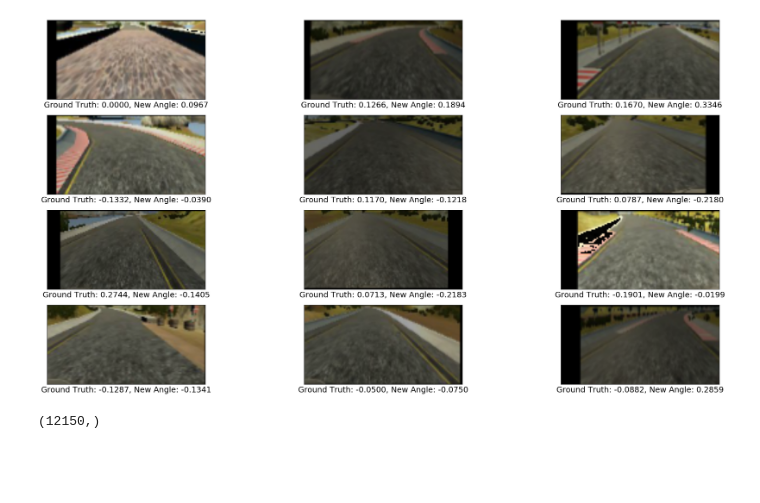
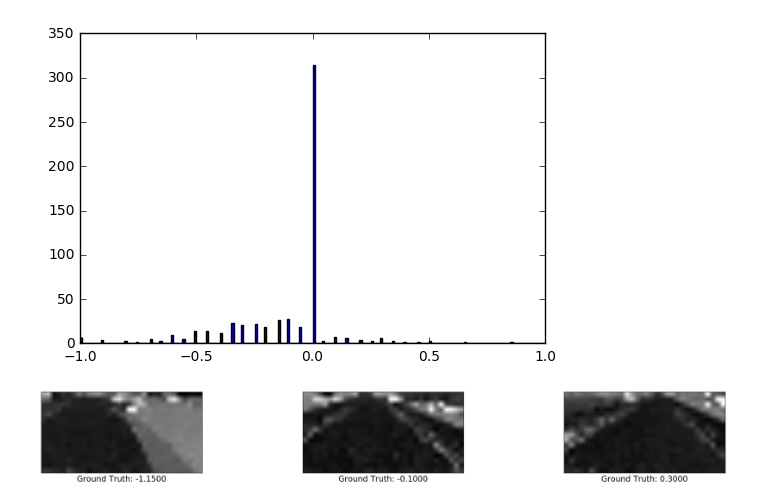
Before and after one commit to sahiljuneja/Udacity-SDCND-Term-1, a Jupyter notebook: Term-1/P3-Behavioral-Cloning/model.ipynb, the cells around one changed output. Drawn from its saved outputs; the diff is of its cells as text; code cells hidden in the pictures; blank space fills up the shorter version.

```diff
--- a/Term-1/P3-Behavioral-Cloning/model.ipynb
+++ b/Term-1/P3-Behavioral-Cloning/model.ipynb
@@ -77,17 +71,16 @@ plt.show()
+# %%
+### Plot data
+plt.hist(df['steering'],bins=200, range=(-1,1));
+# %% [output]
+[figure, added]
 # %%
 ### Pre-Process
-img_cols = 120
-img_rows = 60
-def data_brightness(image):
-    image = cv2.cvtColor(image,cv2.COLOR_RGB2HSV)
-    brightness_factor = .25+np.random.uniform()
-    image[:,:,2] = brightness_factor*image[:,:,2]
-    image = cv2.cvtColor(image,cv2.COLOR_HSV2RGB)
-    return image
+img_cols = 32
+img_rows = 16
 
 def data_trans(image, label):
-    trans_factor = 30*(np.random.uniform() - 0.5) # Parameters set based on original image dimensions
-    trans_matrix = np.float32([[1,0,trans_factor],[0,1,trans_factor*0.1]])
+    trans_factor = 30*np.random.uniform() - 15 # Parameters set based on original image dimensions
+    trans_matrix = np.float32([[1,0,trans_factor],[0,1,trans_factor]])
     image_trans = cv2.warpAffine(image,trans_matrix,(image.shape[1],image.shape[0]))
 
     label = label + (2*0.4*trans_factor)/60
@@ -100,64 +93,58 @@ def preprocess_data(image, label, flag):
     # Crop Image
     image = image[60:140,:]
 
+    # HSV
+    image = (cv2.cvtColor(image, cv2.COLOR_RGB2HSV))[:,:,1]
+
     # Resize
     image = cv2.resize(image, (img_cols, img_rows))
 
     # Translate image and steering angle
     if flag == "TRAIN":
+        #image, label = data_trans(image, label)
+        pass
 
-        prob = np.random.randint(0,2)
-        if prob==0:
-            image = cv2.flip(image,1)
-            label = -label
-            #pass
-        image, label = data_trans(image, label)
-        image = data_brightness(image)
     return image, label
 # %%
-### Plot images
+### Plot random images
 fig = plt.figure(figsize=(30, 15))
 
-for i in range(12):
+for i in range(3):
     image_seq = np.random.randint(1,len(X_train))
-    image = mpimg.imread("data/" + X_train[image_seq])
+    image = mpimg.imread("data_mine/" + X_train[image_seq][136:])
+
     image, label = preprocess_data(image, y_train[image_seq], "TRAIN")
 
     img = fig.add_subplot(4,3,i+1)
-    plt.imshow(image)
-    img.set_xlabel("Ground Truth: {0:.4f}, New Angle: {1:.4f}".format(y_train[image_seq],label),fontsize=18)
-
+    plt.imshow(image, cmap='gray')
+    img.set_xlabel("Ground Truth: {0:.4f}".format(y_train[image_seq]),fontsize=18)
     img.set_xticks([])
     img.set_yticks([])
 
 plt.show()
 # %% [output]
-[figure, old version]
+[figure, new version]
 # %%
 ### Helper Functions
 
 def image_generator(csv_features, csv_labels, flag):
     csv_features, csv_labels = shuffle(csv_features, csv_labels)
-    p = 1000
+
     for idx in range(len(csv_features)):
 
         label = csv_labels[idx]
 
-        image = mpimg.imread("data/" + csv_features[idx])
+        image = mpimg.imread("data_mine/" + csv_features[idx][136:])
         image, label = preprocess_data(image, label, flag)
-        '''
-        if  p < 1020 and flag == "TRAIN":
-            mpimg.imsave("image" + str(p),image)
-            print(label)
-            p += 1
-        '''
+
+        # Reshape
+        image = image.reshape((img_rows, img_cols) + (1,))
         yield image, label
 
-epoch_labels = []
 def train_data_generator(csv_features, csv_labels, batch_size):
     num_rows = int(len(csv_features))
     ctr = None
-    batch_x = np.zeros((batch_size, img_rows, img_cols, 3))
+    batch_x = np.zeros((batch_size, img_rows, img_cols, 1))
     batch_y = np.zeros(batch_size)
     while True:
 
@@ -174,7 +161,7 @@ def train_data_generator(csv_features, csv_labels, batch_size):
 def valid_data_generator(csv_features, csv_labels, batch_size):
     num_rows = int(len(csv_features))
     ctr = None
-    batch_x = np.zeros((batch_size, img_rows, img_cols, 3))
+    batch_x = np.zeros((batch_size, img_rows, img_cols, 1))
     batch_y = np.zeros(batch_size)
     while True:
 
@@ -187,10 +174,6 @@ def valid_data_generator(csv_features, csv_labels, batch_size):
             ctr += 1
 
         yield (batch_x, batch_y)
-
-print(X_train.shape)
-# %% [output]
-(12150,)
 # %%
 ### Parameters
 layer_1_depth = 16
```
Also changed, not shown: parts of 7 cells of this notebook, 6 other files.
